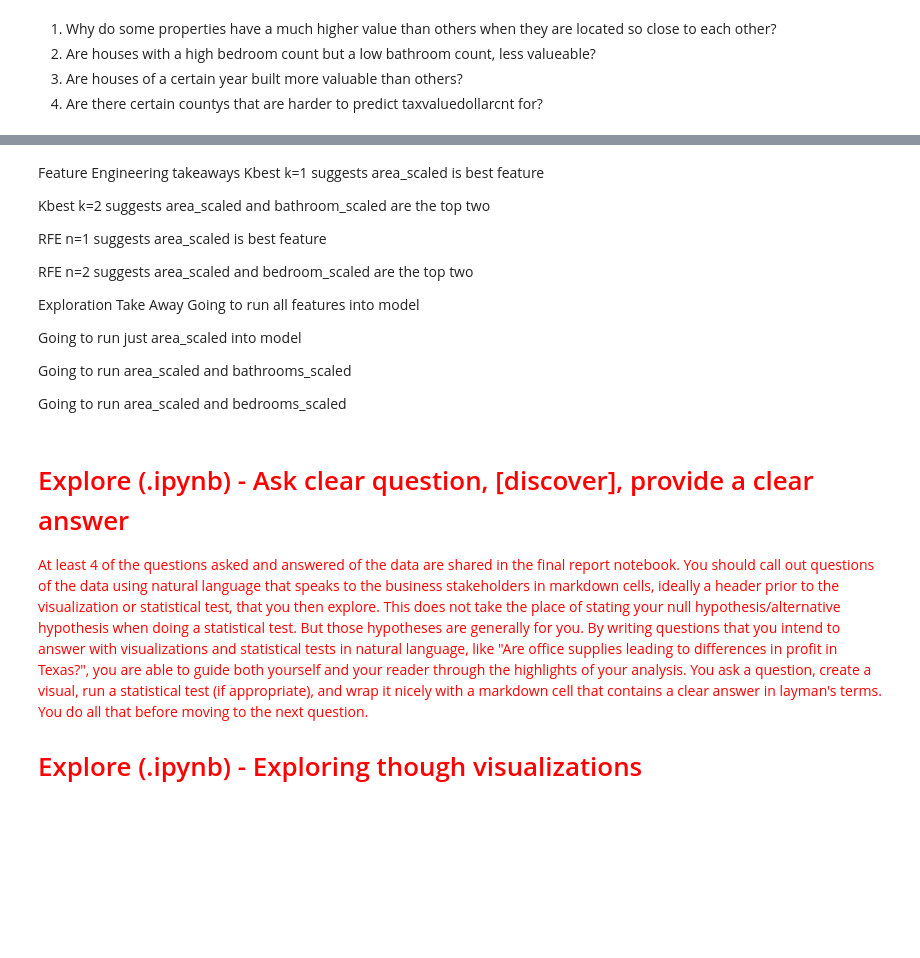
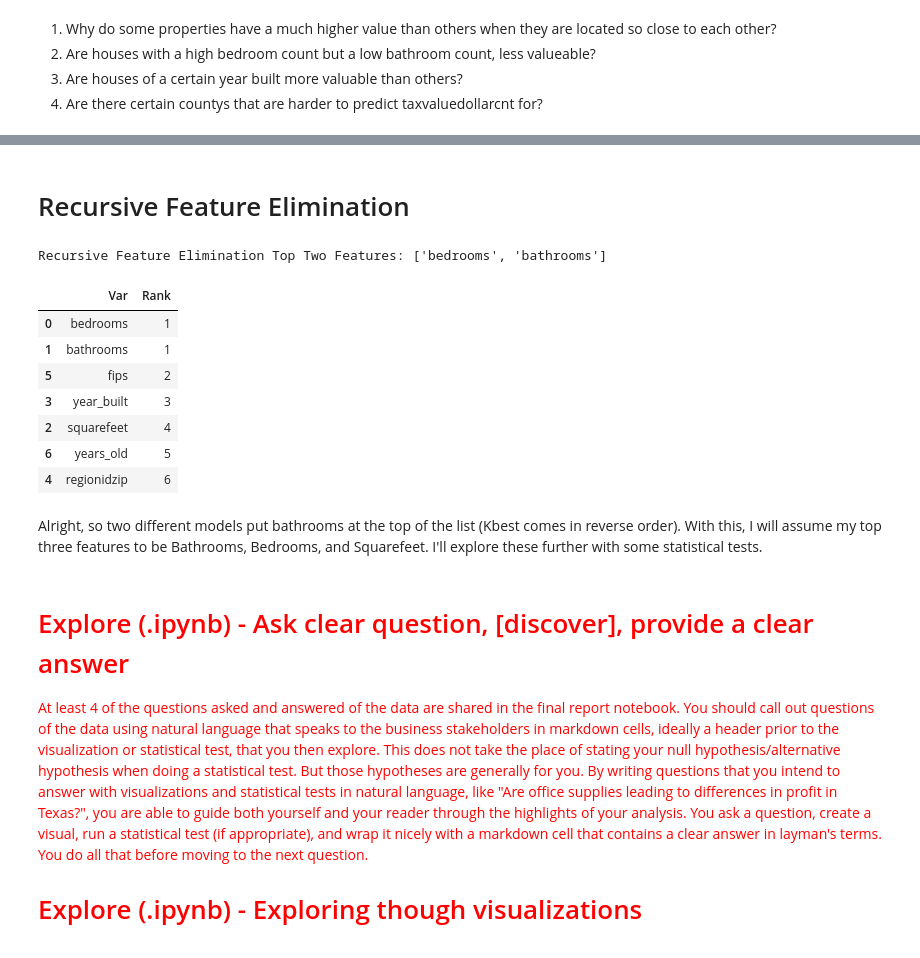
Before and after one commit to JeanetteSchulz/Regression-Project-Estimating-Home-Value, a Jupyter notebook: explore.ipynb, the cells around one changed output, grey strips where cells are left out. Saved outputs shown, nothing was run; the diff lists cells and outputs as text; code cells hidden in the pictures; blank space fills up the shorter version.

```diff
--- a/explore.ipynb
+++ b/explore.ipynb
@@ -172,0 +193,6 @@ f_feature
+# %%
+# Wrangling my data
+# Then assigning my features to X, and target variable to y, for train dataframe
+train, validate, test = wrangle.wrangle_zillow()
+X_train = train.drop(columns=['tax_value'])
+y_train = train.tax_value
@@ -173,34 +219,49 @@ f_feature
+# %% [markdown]
+# Recursive Feature Elimination
 # %%
-# RFE time
+from sklearn.linear_model import LinearRegression
+from sklearn.feature_selection import RFE
 
-# Make the thing(s)
-lm = sklearn.linear_model.LinearRegression()
-rfe = sklearn.feature_selection.RFE(lm, n_features_to_select=2)
+# initialize the ML algorithm
+lm = LinearRegression()
 
-# Fit the thing
-rfe.fit(X_train, y_train)
+# create the rfe object, indicating the ML object (lm) and the number of features I want to end up with.
+rfe = RFE(lm, 2)
 
-# use the thing
-rfe_columns = X_train.columns[rfe.support_].tolist()
-rfe_columns
+# fit the data using RFE
+rfe.fit(X_train,y_train)
+
+# get the mask of the columns selected
+feature_mask = rfe.support_
+
+# get list of the column names.
+rfe_feature = X_train.iloc[:,feature_mask].columns.tolist()
+
+print("Recursive Feature Elimination Top Two Features:",rfe_feature)
+# %% [output]
+Recursive Feature Elimination Top Two Features: ['bedrooms', 'bathrooms']
-# %% [markdown]
-Feature Engineering takeaways
-Kbest k=1 suggests area_scaled is best feature
-
-Kbest k=2 suggests area_scaled and bathroom_scaled are the top two
-
-RFE n=1 suggests area_scaled is best feature
-
-RFE n=2 suggests area_scaled and bedroom_scaled are the top two
-
-Exploration Take Away
-Going to run all features into model
-
-Going to run just area_scaled into model
-
-Going to run area_scaled and bathrooms_scaled
-
-Going to run area_scaled and bedrooms_scaled
+# %%
+# view list of columns and their ranking
+
+# get the ranks
+var_ranks = rfe.ranking_
+# get the variable names
+var_names = X_train.columns.tolist()
+# combine ranks and names into a df for clean viewing
+rfe_ranks_df = pd.DataFrame({'Var': var_names, 'Rank': var_ranks})
+# sort the df by rank
+rfe_ranks_df.sort_values('Rank')
+# %% [output]
+|  | Var | Rank |
+| 0 | bedrooms | 1 |
+| 1 | bathrooms | 1 |
+| 5 | fips | 2 |
+| 3 | year_built | 3 |
+| 2 | squarefeet | 4 |
+| 6 | years_old | 5 |
+| 4 | regionidzip | 6 |
+# %% [markdown]
+Alright, so two different models put bathrooms at the top of the list (Kbest comes in reverse order). With this, I will assume my top three features to be Bathrooms, Bedrooms, and Squarefeet. I'll explore these further with some statistical tests.
 # %%
 col_list = ['bedrooms', 'bathrooms', 'total_living_area']
 for col in col_list:
```
Also changed, not shown: parts of 8 cells of this notebook, 1 other file.
